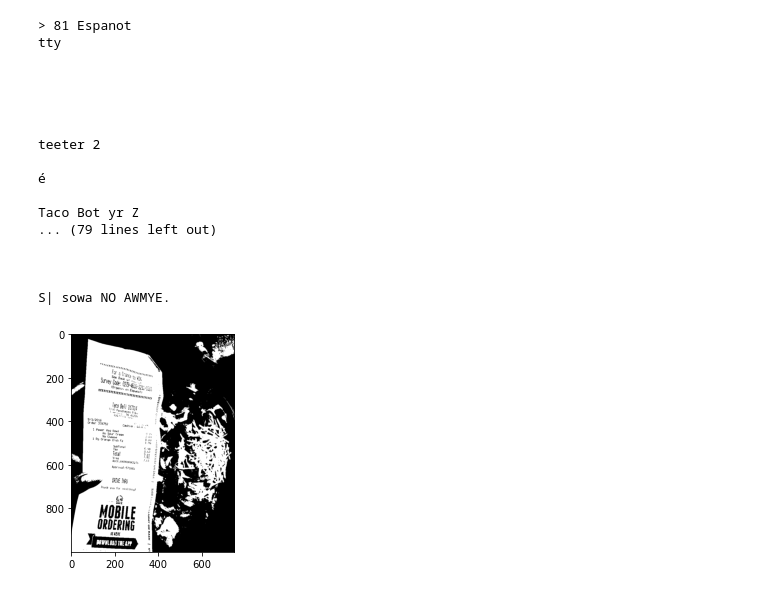
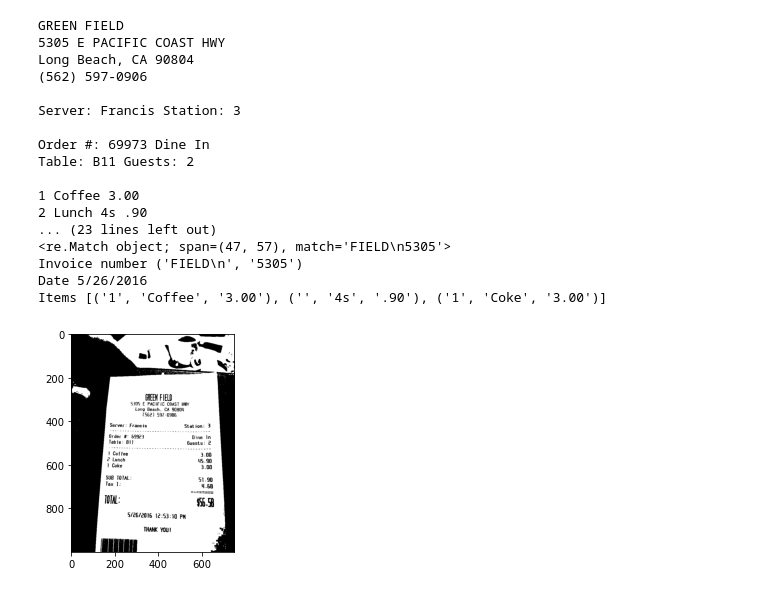
Before and after one commit to snitin08/invoice-regex, a Jupyter notebook: code/sample_tesseract.ipynb, the cells around one changed output. Drawn from its saved outputs; the diff is of its cells as text; code cells hidden in the pictures.

```diff
--- a/code/sample_tesseract.ipynb
+++ b/code/sample_tesseract.ipynb
@@ -10,34 +10,34 @@ pytesseract.pytesseract.tesseract_cmd = r'E:\Downloads\Tesseract OCR\tesseract.e
 # %%
 
 #path = str('E:/Nitin/RVCE/Projects/PDF-OCR/Dataset/receipts/1003-receipt.jpg')
 
-path = 'E:\\Nitin\\RVCE\\Projects\\PDF-OCR\\Dataset\\receipts\\1002-receipt.jpg'
+path = 'E:\\Nitin\\RVCE\\Projects\\PDF-OCR\\Dataset\\receipts\\1000-receipt.jpg'
 img = cv2.imread(path,0)
 
 _, blackAndWhite = cv2.threshold(img, 127, 255, cv2.THRESH_BINARY)
 img = cv2.bilateralFilter(img, 20, 25, 25)
-img = cv2.GaussianBlur(blackAndWhite,(5,5),0)
+#img = cv2.GaussianBlur(blackAndWhite,(5,5),0)
 cv2.imwrite('result.png',blackAndWhite)
 plt.imshow(blackAndWhite,cmap='gray')
 text = pytesseract.image_to_string(blackAndWhite)
-print(text)
-#convert_key_value_pairs(text)
+#print(text)
+convert_key_value_pairs(text)
 # %% [output]
-> 81 Espanot
-tty
+GREEN FIELD
+5305 E PACIFIC COAST HWY
+Long Beach, CA 90804
+(562) 597-0906
 
+Server: Francis Station: 3
 
+Order #: 69973 Dine In
+Table: B11 Guests: 2
 
-
-
-teeter 2
-
-é
-
-Taco Bot yr Z
-... (79 lines left out)
-
-
-
-S| sowa NO AWMYE.
+1 Coffee 3.00
+2 Lunch 4s .90
+... (23 lines left out)
+<re.Match object; span=(47, 57), match='FIELD\n5305'>
+Invoice number ('FIELD\n', '5305')
+Date 5/26/2016
+Items [('1', 'Coffee', '3.00'), ('', '4s', '.90'), ('1', 'Coke', '3.00')]
-[figure, old version]
+[figure, new version]
```
Also changed, not shown: 2 other files.
